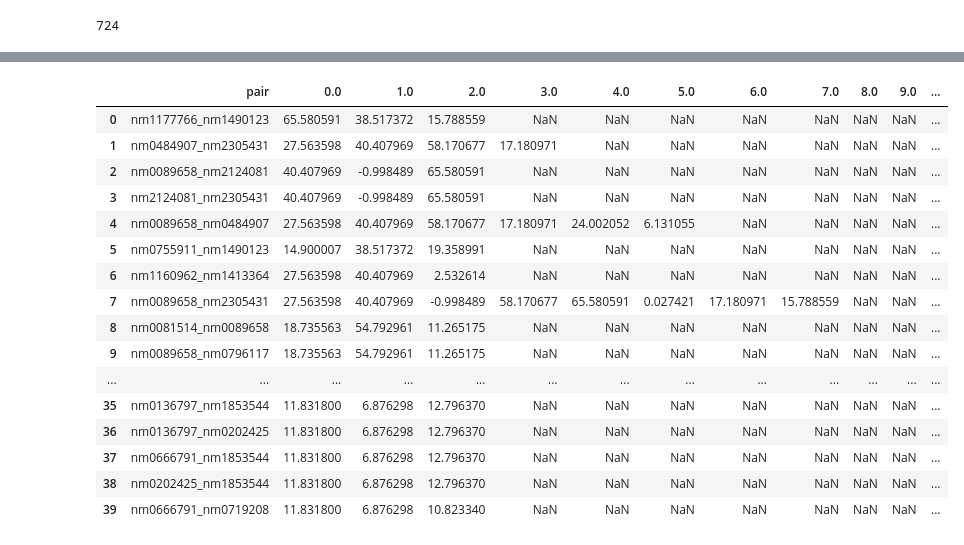
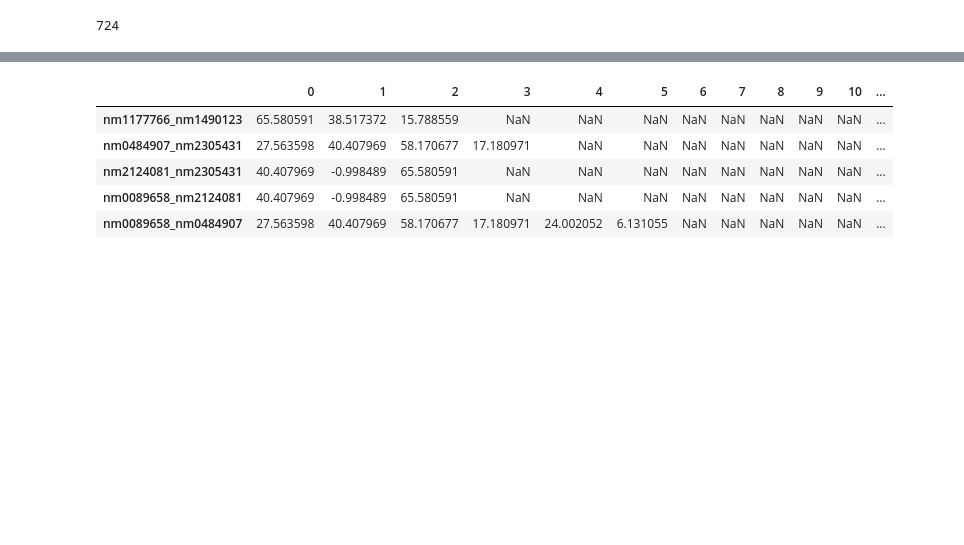
Before and after one commit to Maltanno/Phase1_Project, a Jupyter notebook: Questions -MA.ipynb, the cells around one changed output, grey strips where cells are left out. Cells and saved outputs as stored; diff of their text form; code cells hidden in the pictures; blank space fills up the shorter version.

```diff
--- a/Questions -MA.ipynb
+++ b/Questions -MA.ipynb
@@ -560,2 +353,0 @@ mp_roi.replace(to_replace = 'tt*', value = np.nan, regex = True, inplace = True)
-# %%
-mp_roi = mp_roi.transpose()
@@ -577,6 +354,2 @@ Name: 0.3, Length: 724, dtype: float64
-# %%
-mp_roi = mp_roi.join(mp_roi.quantile(q = 0.3, numeric_only = True, axis = 1))
-# %%
-mp_roi.rename(columns = {0.3:'percentile_thirty'}, inplace=True)
 # %%
 title = get_insert('primary_title')
@@ -592,25 +374,14 @@ mp_rt = mp_rt[mp_rt.apply(lambda x: x.nunique() > 7, axis = 1)]
 # %%
-mp_rt.sort_values(by = 'percentile_thirty', ascending = False, inplace = True)
+mp_rt.sort_values(by = 'p_thirty', ascending = False, inplace = True)
 # %%
-mp_rt.head(40)
+mp_rt.head()
 # %% [output]
-|  | pair | 0.0 | 1.0 | 2.0 | 3.0 | 4.0 | 5.0 | 6.0 | 7.0 | 8.0 | 9.0 | ... |
-| 0 | nm1177766_nm1490123 | 65.580591 | 38.517372 | 15.788559 | NaN | NaN | NaN | NaN | NaN | NaN | NaN | ... |
-| 1 | nm0484907_nm2305431 | 27.563598 | 40.407969 | 58.170677 | 17.180971 | NaN | NaN | NaN | NaN | NaN | NaN | ... |
-| 2 | nm0089658_nm2124081 | 40.407969 | -0.998489 | 65.580591 | NaN | NaN | NaN | NaN | NaN | NaN | NaN | ... |
-| 3 | nm2124081_nm2305431 | 40.407969 | -0.998489 | 65.580591 | NaN | NaN | NaN | NaN | NaN | NaN | NaN | ... |
-| 4 | nm0089658_nm0484907 | 27.563598 | 40.407969 | 58.170677 | 17.180971 | 24.002052 | 6.131055 | NaN | NaN | NaN | NaN | ... |
-| 5 | nm0755911_nm1490123 | 14.900007 | 38.517372 | 19.358991 | NaN | NaN | NaN | NaN | NaN | NaN | NaN | ... |
-| 6 | nm1160962_nm1413364 | 27.563598 | 40.407969 | 2.532614 | NaN | NaN | NaN | NaN | NaN | NaN | NaN | ... |
-| 7 | nm0089658_nm2305431 | 27.563598 | 40.407969 | -0.998489 | 58.170677 | 65.580591 | 0.027421 | 17.180971 | 15.788559 | NaN | NaN | ... |
-| 8 | nm0081514_nm0089658 | 18.735563 | 54.792961 | 11.265175 | NaN | NaN | NaN | NaN | NaN | NaN | NaN | ... |
-| 9 | nm0089658_nm0796117 | 18.735563 | 54.792961 | 11.265175 | NaN | NaN | NaN | NaN | NaN | NaN | NaN | ... |
-| ... | ... | ... | ... | ... | ... | ... | ... | ... | ... | ... | ... | ... |
-| 35 | nm0136797_nm1853544 | 11.831800 | 6.876298 | 12.796370 | NaN | NaN | NaN | NaN | NaN | NaN | NaN | ... |
-| 36 | nm0136797_nm0202425 | 11.831800 | 6.876298 | 12.796370 | NaN | NaN | NaN | NaN | NaN | NaN | NaN | ... |
-| 37 | nm0666791_nm1853544 | 11.831800 | 6.876298 | 12.796370 | NaN | NaN | NaN | NaN | NaN | NaN | NaN | ... |
-| 38 | nm0202425_nm1853544 | 11.831800 | 6.876298 | 12.796370 | NaN | NaN | NaN | NaN | NaN | NaN | NaN | ... |
-| 39 | nm0666791_nm0719208 | 11.831800 | 6.876298 | 10.823340 | NaN | NaN | NaN | NaN | NaN | NaN | NaN | ... |
+|  | 0 | 1 | 2 | 3 | 4 | 5 | 6 | 7 | 8 | 9 | 10 | ... |
+| nm1177766_nm1490123 | 65.580591 | 38.517372 | 15.788559 | NaN | NaN | NaN | NaN | NaN | NaN | NaN | NaN | ... |
+| nm0484907_nm2305431 | 27.563598 | 40.407969 | 58.170677 | 17.180971 | NaN | NaN | NaN | NaN | NaN | NaN | NaN | ... |
+| nm2124081_nm2305431 | 40.407969 | -0.998489 | 65.580591 | NaN | NaN | NaN | NaN | NaN | NaN | NaN | NaN | ... |
+| nm0089658_nm2124081 | 40.407969 | -0.998489 | 65.580591 | NaN | NaN | NaN | NaN | NaN | NaN | NaN | NaN | ... |
+| nm0089658_nm0484907 | 27.563598 | 40.407969 | 58.170677 | 17.180971 | 24.002052 | 6.131055 | NaN | NaN | NaN | NaN | NaN | ... |
 # %%
 len(mp_rt)
 # %% [output]
```
Also changed, not shown: parts of 93 cells of this notebook, 30 other files.
